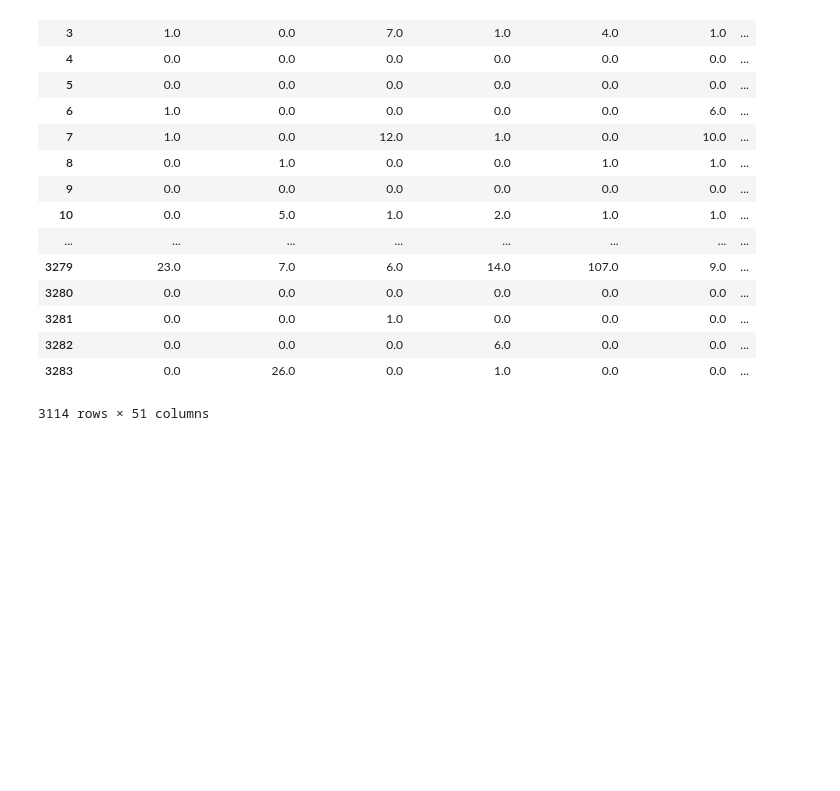
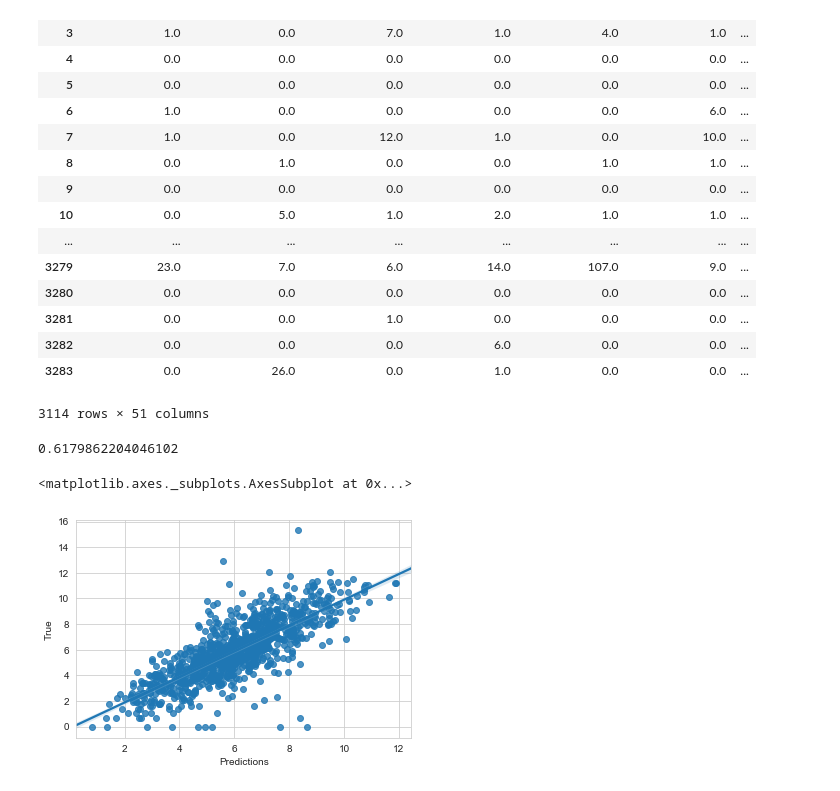
Before and after one commit to jfbraatz/YouTube-Views-Predictor, a Jupyter notebook: progress/Data Exploration.ipynb, the cells around one changed output. Drawn from its saved outputs; the diff is of its cells as text; code cells hidden in the pictures; blank space fills up the shorter version.

```diff
--- a/progress/Data Exploration.ipynb
+++ b/progress/Data Exploration.ipynb
@@ -260,3 +221,16 @@ df
 | 3282 | 0.0 | 0.0 | 0.0 | 6.0 | 0.0 | 0.0 | ... |
 | 3283 | 0.0 | 26.0 | 0.0 | 1.0 | 0.0 | 0.0 | ... |
 3114 rows × 51 columns
+# %%
+xgb = XGBRegressor()
+
+xgb.fit(X_train, y_train)
+print xgb.score(X_test, y_test)
+y_pred = xgb.predict(X_test)
+plot_df = pd.DataFrame(y_pred, columns=['Predictions'])
+plot_df['True'] = np.array(y_test)
+sns.regplot(x='Predictions', y='True', data=plot_df)
+# %% [output]
+0.6179862204046102
+<matplotlib.axes._subplots.AxesSubplot at 0x...>
+[figure, added]
```
Also changed, not shown: parts of 4 cells of this notebook, 1 other file.
